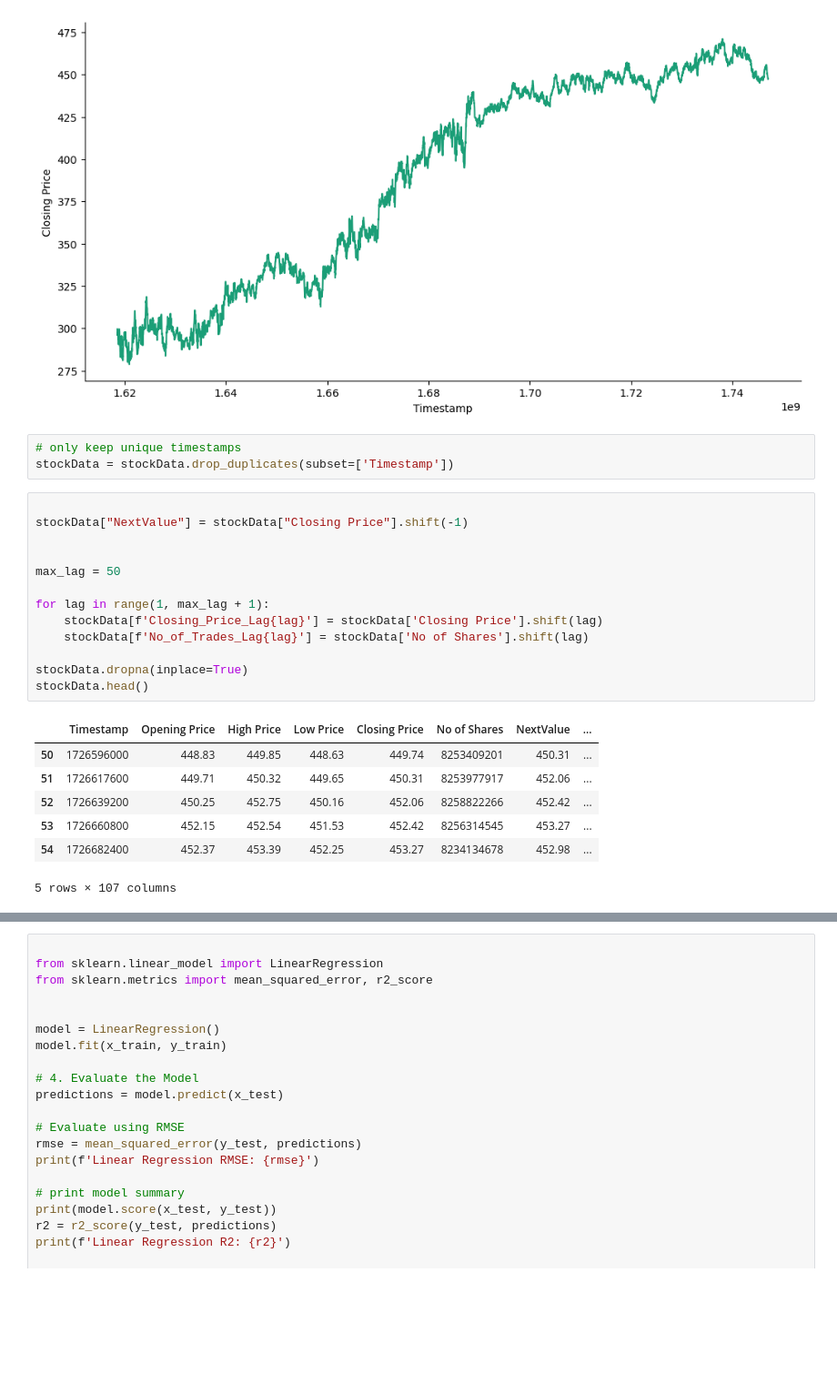
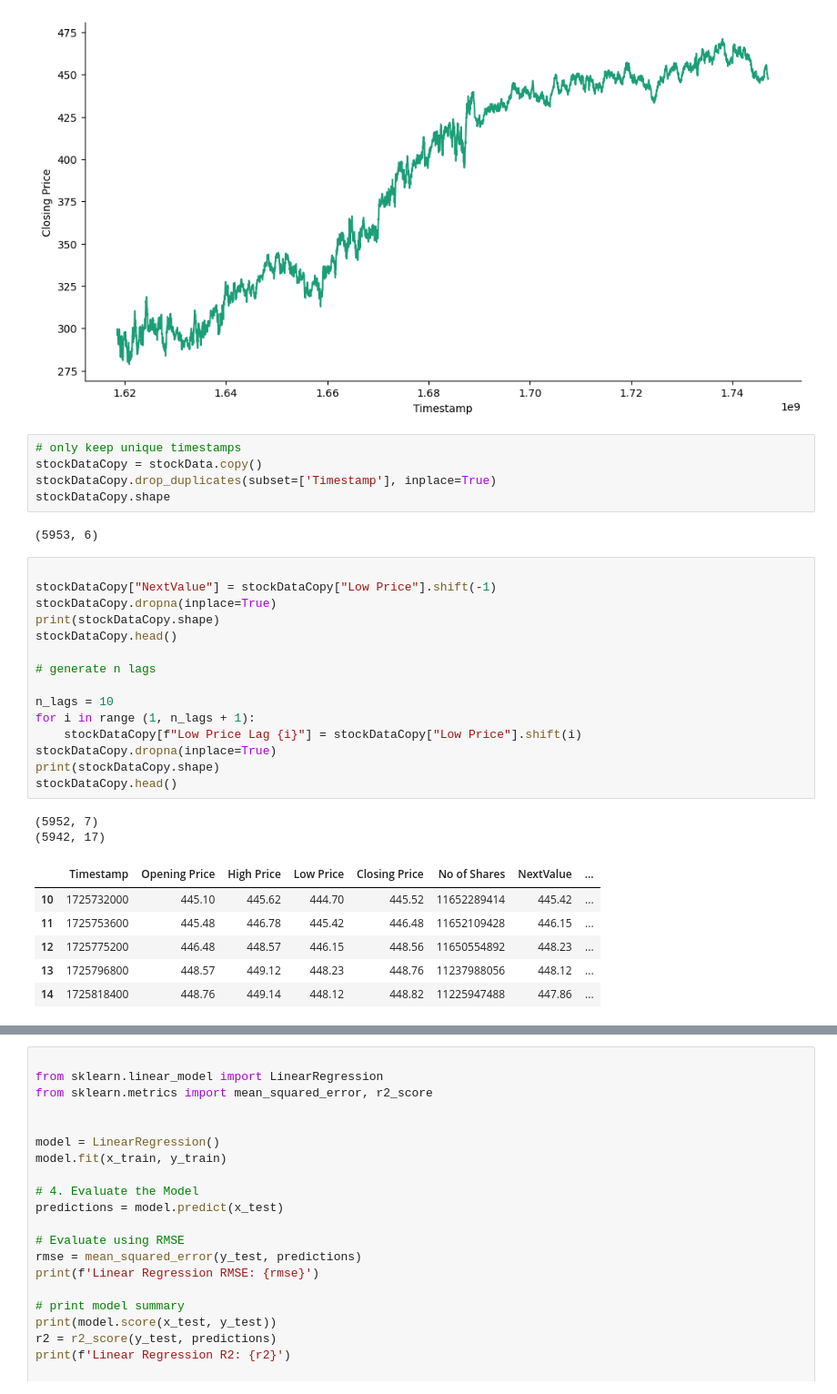
Before and after one commit to ibixina/ML, a Jupyter notebook: stocksTorn/torn_stocks_analysis.ipynb, the cells around one changed output, grey strips where cells are left out. Shown at 91% size. Saved outputs shown, nothing was run; the diff lists cells and outputs as text; blank space fills up the shorter version.

```diff
--- a/stocksTorn/torn_stocks_analysis.ipynb
+++ b/stocksTorn/torn_stocks_analysis.ipynb
@@ -36,25 +36,32 @@ _ = plt.ylabel('Closing Price')
 [figure]
 # %%
 # only keep unique timestamps
-stockData = stockData.drop_duplicates(subset=['Timestamp'])
+stockDataCopy = stockData.copy()
+stockDataCopy.drop_duplicates(subset=['Timestamp'], inplace=True)
+stockDataCopy.shape
+# %% [output]
+(5953, 6)
-# %%
-
-stockData["NextValue"] = stockData["Closing Price"].shift(-1)
-
-
-max_lag = 50
-
-for lag in range(1, max_lag + 1):
-    stockData[f'Closing_Price_Lag{lag}'] = stockData['Closing Price'].shift(lag)
-    stockData[f'No_of_Trades_Lag{lag}'] = stockData['No of Shares'].shift(lag)
-
-stockData.dropna(inplace=True)
-stockData.head()
-# %% [output]
-|  | Timestamp | Opening Price | High Price | Low Price | Closing Price | No of Shares | NextValue | ... |
-| 50 | 1726596000 | 448.83 | 449.85 | 448.63 | 449.74 | 8253409201 | 450.31 | ... |
-| 51 | 1726617600 | 449.71 | 450.32 | 449.65 | 450.31 | 8253977917 | 452.06 | ... |
-| 52 | 1726639200 | 450.25 | 452.75 | 450.16 | 452.06 | 8258822266 | 452.42 | ... |
-| 53 | 1726660800 | 452.15 | 452.54 | 451.53 | 452.42 | 8256314545 | 453.27 | ... |
-| 54 | 1726682400 | 452.37 | 453.39 | 452.25 | 453.27 | 8234134678 | 452.98 | ... |
-5 rows × 107 columns
+# %%
+
+stockDataCopy["NextValue"] = stockDataCopy["Low Price"].shift(-1)
+stockDataCopy.dropna(inplace=True)
+print(stockDataCopy.shape)
+stockDataCopy.head()
+
+# generate n lags
+
+n_lags = 10
+for i in range (1, n_lags + 1):
+    stockDataCopy[f"Low Price Lag {i}"] = stockDataCopy["Low Price"].shift(i)
+stockDataCopy.dropna(inplace=True)
+print(stockDataCopy.shape)
+stockDataCopy.head()
+# %% [output]
+(5952, 7)
+(5942, 17)
+|  | Timestamp | Opening Price | High Price | Low Price | Closing Price | No of Shares | NextValue | ... |
+| 10 | 1725732000 | 445.10 | 445.62 | 444.70 | 445.52 | 11652289414 | 445.42 | ... |
+| 11 | 1725753600 | 445.48 | 446.78 | 445.42 | 446.48 | 11652109428 | 446.15 | ... |
+| 12 | 1725775200 | 446.48 | 448.57 | 446.15 | 448.56 | 11650554892 | 448.23 | ... |
+| 13 | 1725796800 | 448.57 | 449.12 | 448.23 | 448.76 | 11237988056 | 448.12 | ... |
+| 14 | 1725818400 | 448.76 | 449.14 | 448.12 | 448.82 | 11225947488 | 447.86 | ... |
```
Also changed, not shown: parts of 7 cells of this notebook.
